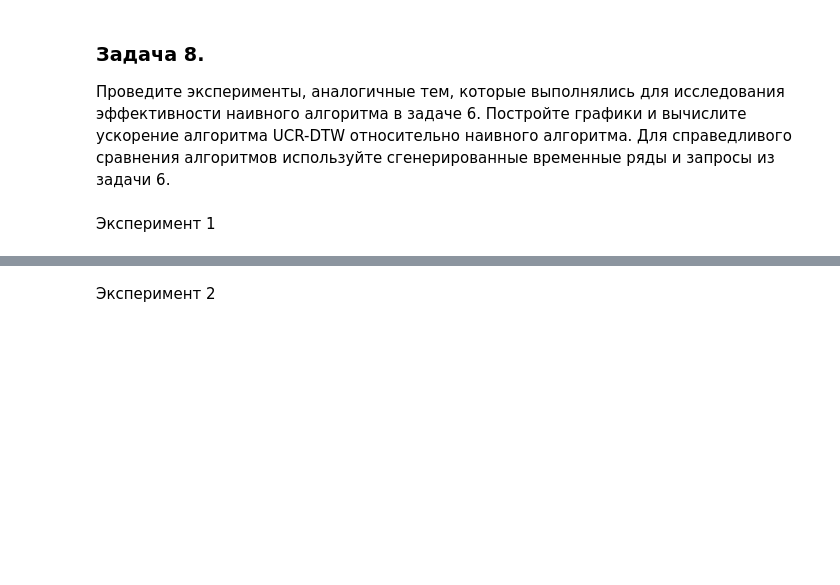
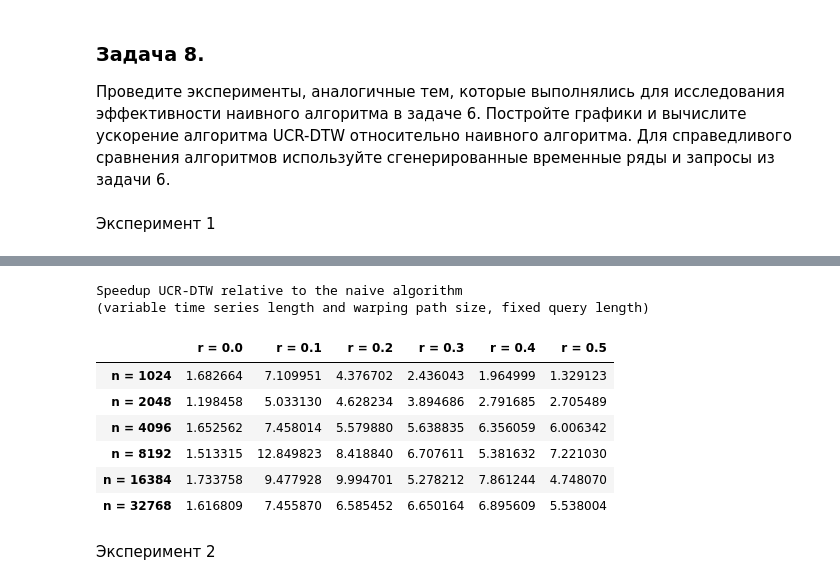
Before and after one commit to MikhailArtemev03/2026-Artemev-TimeSeriesCourse, a Jupyter notebook: practice/02 Similarity search/02_Similarity_search.ipynb, the cells around one changed output, grey strips where cells are left out. Drawn from its saved outputs; the diff is of its cells as text; code cells hidden in the pictures; blank space fills up the shorter version.

```diff
--- a/practice/02 Similarity search/02_Similarity_search.ipynb
+++ b/practice/02 Similarity search/02_Similarity_search.ipynb
@@ -923,10 +1069,32 @@ comparison_param = np.array(r_list)
 # %%
 # visualize table with speedup
 tab_index = [f"n = {n}" for n in n_list]
 tab_columns = [f"r = {r}" for r in r_list]
 tab_title = "Speedup UCR-DTW relative to the naive algorithm <br> (variable time series length and warping path size, fixed query length)"
 
 # INSERT YOUR CODE
+
+speedup_exp1 = experiments.calculate_speedup(
+    np.asarray(naive_exp1_times),
+    ucr_exp1_times
+)
+
+experiments.visualize_table_speedup(
+    speedup_data=speedup_exp1.T,
+    table_index=tab_index,
+    table_columns=tab_columns,
+    table_caption=tab_title
+)
+# %% [output]
+Speedup UCR-DTW relative to the naive algorithm
+(variable time series length and warping path size, fixed query length)
+|  | r = 0.0 | r = 0.1 | r = 0.2 | r = 0.3 | r = 0.4 | r = 0.5 |
+| n = 1024 | 1.682664 | 7.109951 | 4.376702 | 2.436043 | 1.964999 | 1.329123 |
+| n = 2048 | 1.198458 | 5.033130 | 4.628234 | 3.894686 | 2.791685 | 2.705489 |
+| n = 4096 | 1.652562 | 7.458014 | 5.579880 | 5.638835 | 6.356059 | 6.006342 |
+| n = 8192 | 1.513315 | 12.849823 | 8.418840 | 6.707611 | 5.381632 | 7.221030 |
+| n = 16384 | 1.733758 | 9.477928 | 9.994701 | 5.278212 | 7.861244 | 4.748070 |
+| n = 32768 | 1.616809 | 7.455870 | 6.585452 | 6.650164 | 6.895609 | 5.538004 |
 # %% [markdown]
 Эксперимент 2
 # %%
```
Also changed, not shown: parts of 37 cells of this notebook.
